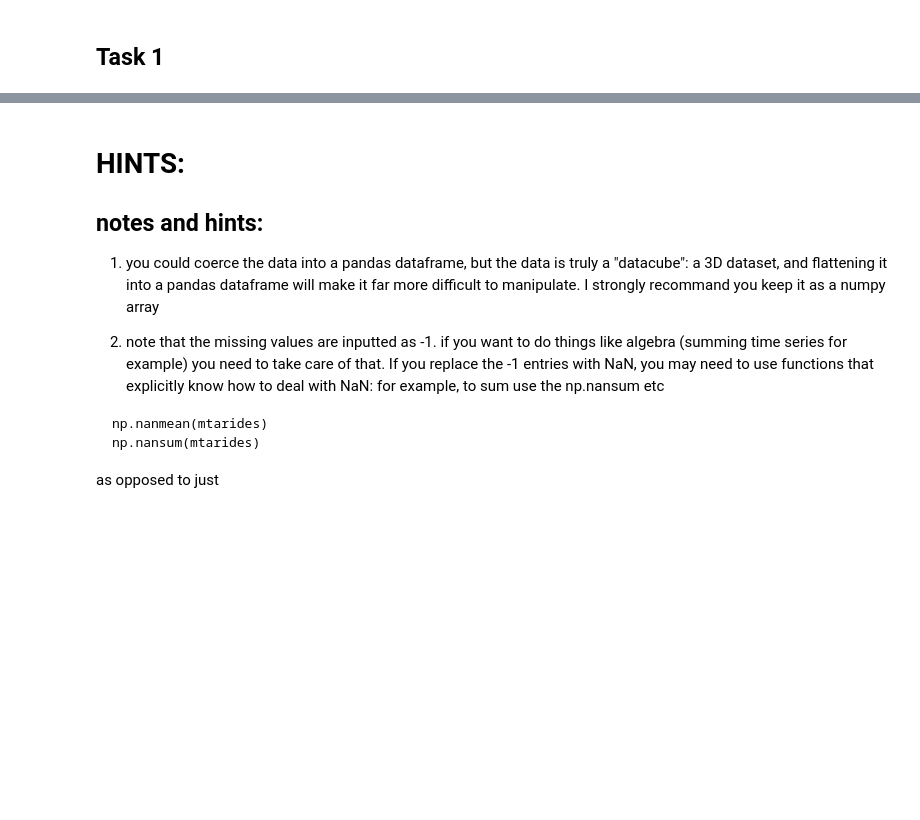
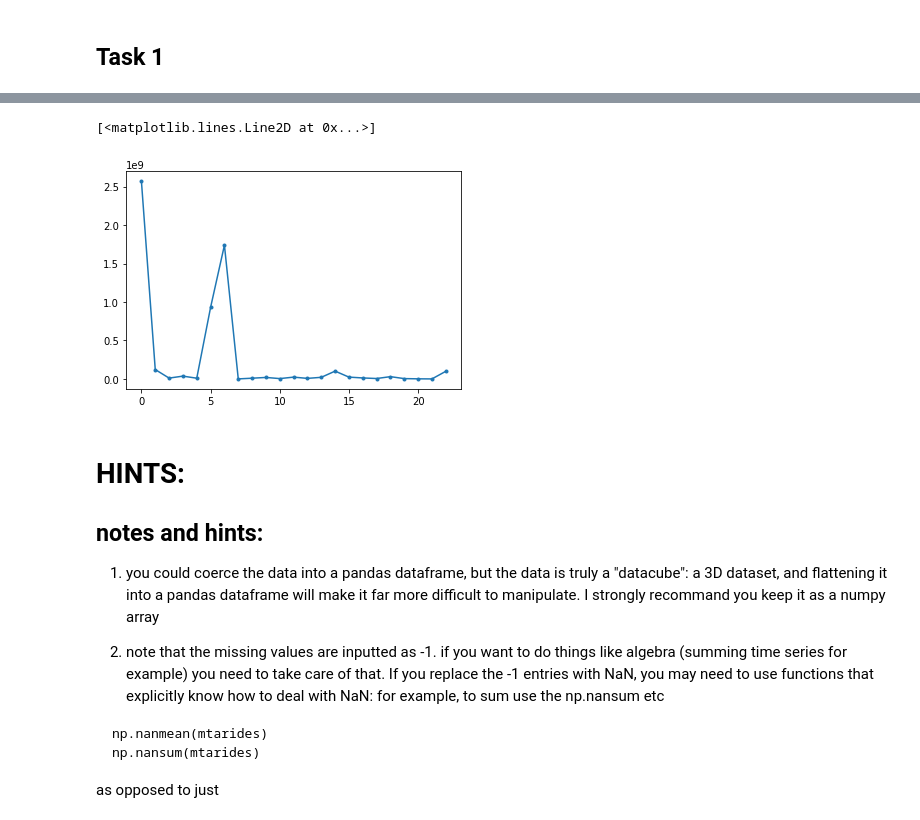
Before and after one commit to gauravcusp/Urban_Informatics_Coding_Assignments, a Jupyter notebook: HW10_gb1877/HW10_gb1877.ipynb, the cells around one changed output, grey strips where cells are left out. Cells and saved outputs as stored; diff of their text form; code cells hidden in the pictures; blank space fills up the shorter version.

```diff
--- a/HW10_gb1877/HW10_gb1877.ipynb
+++ b/HW10_gb1877/HW10_gb1877.ipynb
@@ -131,0 +142,2 @@ pl.plot( (thold[0], thold[0]),'-')
+# %%
+usertype = np.nansum(data, axis=0)
@@ -131,0 +148,2 @@ pl.plot( (thold[0], thold[0]),'-')
+# %%
+alltype = np.sum(usertype, axis=1)
@@ -132,3 +154,8 @@ pl.plot( (thold[0], thold[0]),'-')
+# %%
+pl.plot(alltype, '.-')
+# %% [output]
+[<matplotlib.lines.Line2D at 0x...>]
+[figure, added]
 # %% [markdown]
 # HINTS:
 
```
Also changed, not shown: parts of 15 cells of this notebook.
